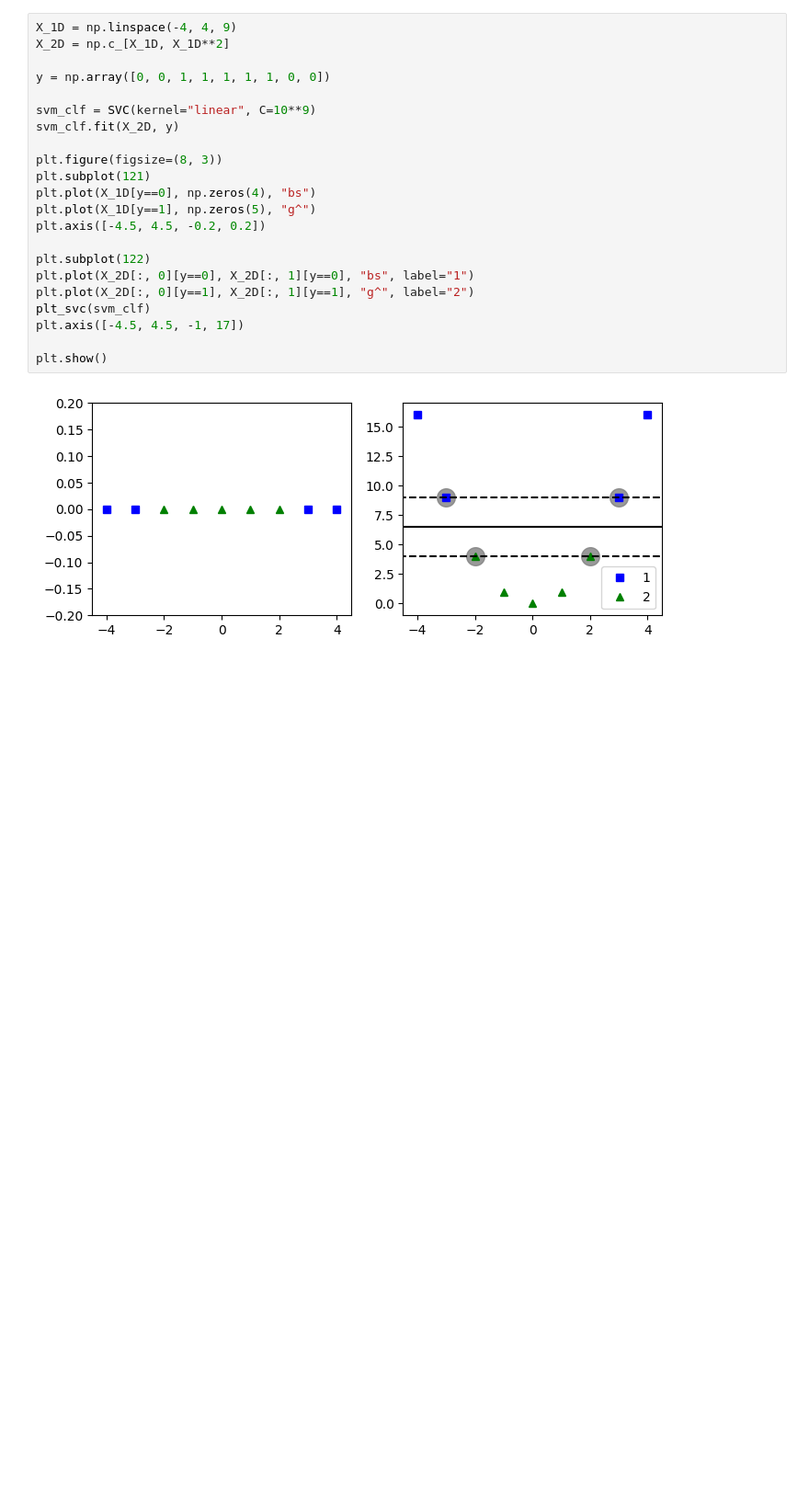
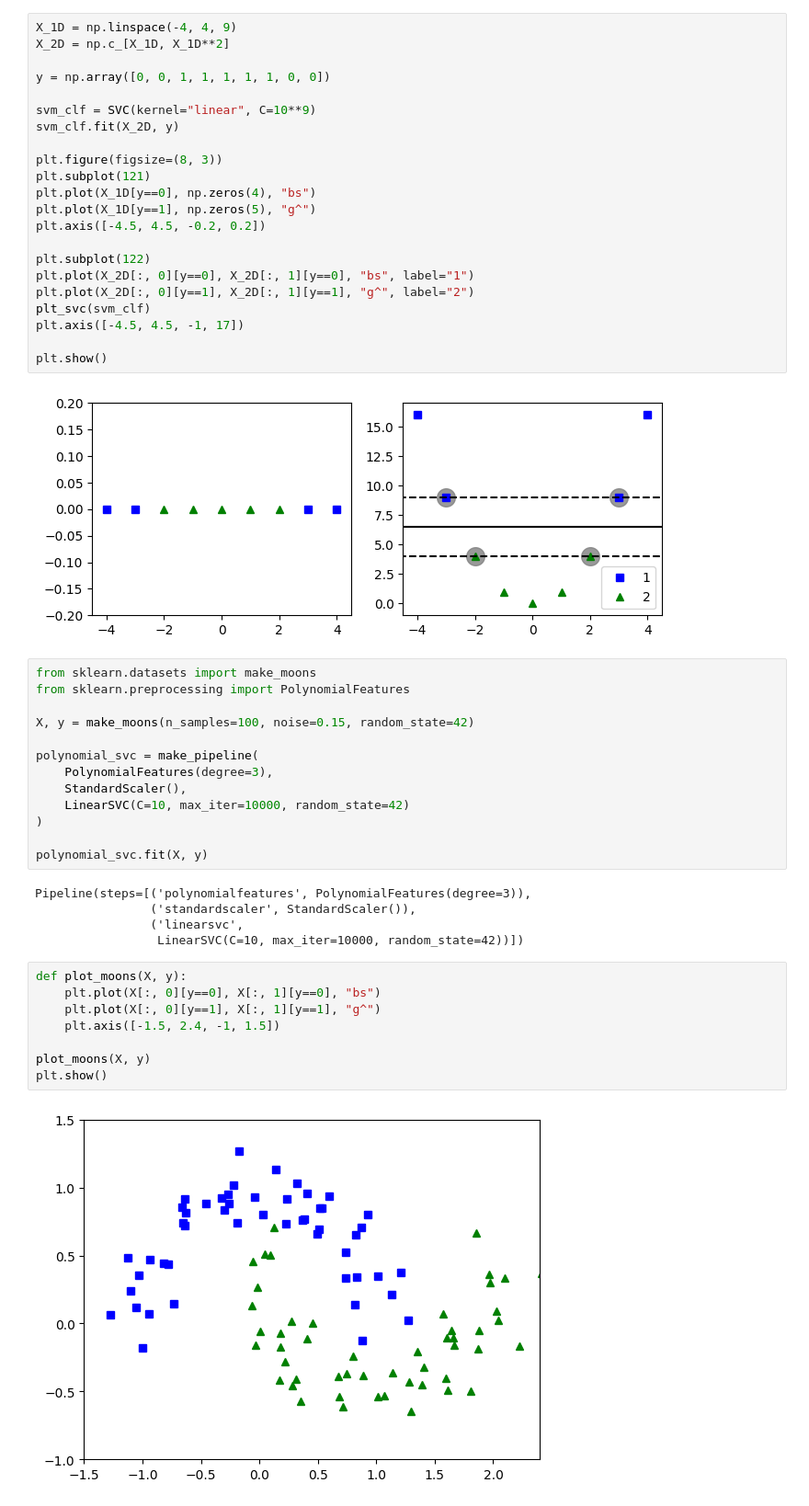
Before and after one commit to Zane-dev16/Support-Vector-Machines, a Jupyter notebook: notebooks/SVMs.ipynb, the cells around one changed output. Shown: that part at 92% size. Drawn from its saved outputs; the diff is of its cells as text; blank space fills up the shorter version.

Commit message:
Plot moons and fit polinomial svc

```diff
--- a/notebooks/SVMs.ipynb
+++ b/notebooks/SVMs.ipynb
@@ -171,3 +171,31 @@ plt.axis([-4.5, 4.5, -1, 17])
 plt.show()
 # %% [output]
 [figure]
+# %%
+from sklearn.datasets import make_moons
+from sklearn.preprocessing import PolynomialFeatures
+
+X, y = make_moons(n_samples=100, noise=0.15, random_state=42)
+
+polynomial_svc = make_pipeline(
+    PolynomialFeatures(degree=3),
+    StandardScaler(),
+    LinearSVC(C=10, max_iter=10000, random_state=42)
+)
+
+polynomial_svc.fit(X, y)
+# %% [output]
+Pipeline(steps=[('polynomialfeatures', PolynomialFeatures(degree=3)),
+                ('standardscaler', StandardScaler()),
+                ('linearsvc',
+                 LinearSVC(C=10, max_iter=10000, random_state=42))])
+# %%
+def plot_moons(X, y):
+    plt.plot(X[:, 0][y==0], X[:, 1][y==0], "bs")
+    plt.plot(X[:, 0][y==1], X[:, 1][y==1], "g^")
+    plt.axis([-1.5, 2.4, -1, 1.5])
+
+plot_moons(X, y)
+plt.show()
+# %% [output]
+[figure, added]
```
